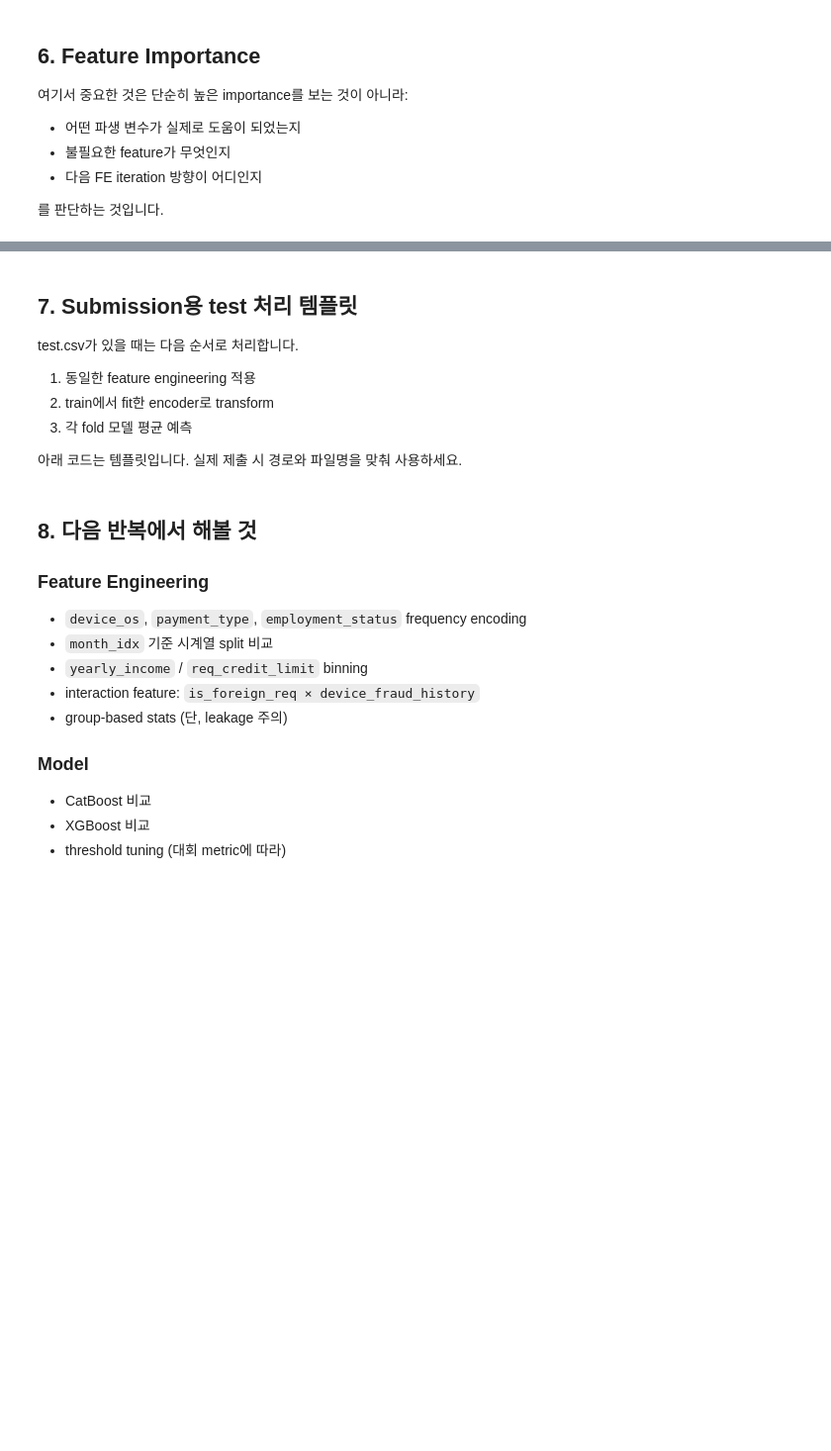
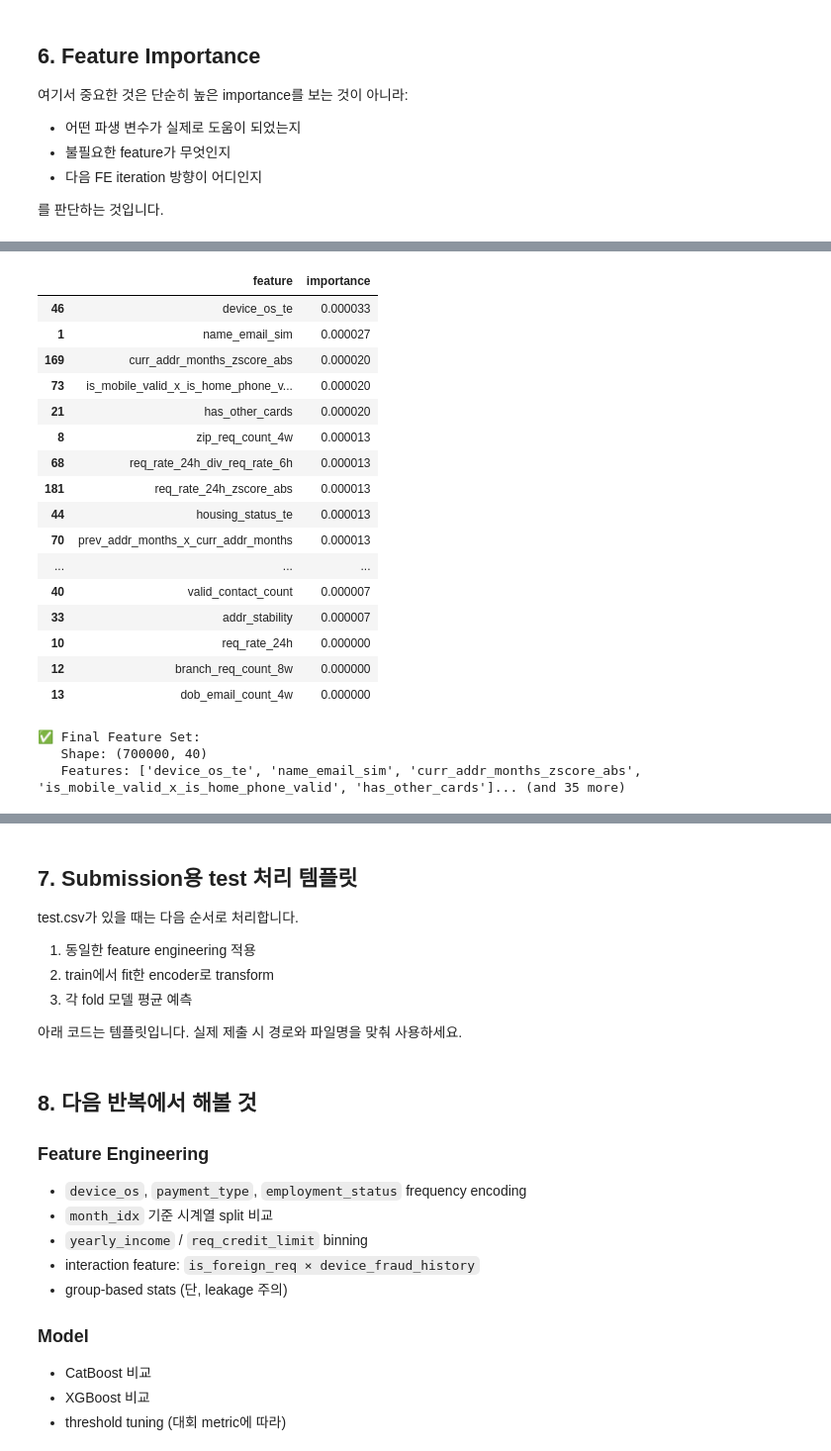
Before and after one commit to brian-223134/2026-CUAI-Datathon, a Jupyter notebook: fraud_detection_baseline.ipynb, the cells around one changed output, grey strips where cells are left out. Shown at 99% size. Saved outputs shown, nothing was run; the diff lists cells and outputs as text; code cells hidden in the pictures; blank space fills up the shorter version.

```diff
--- a/fraud_detection_baseline.ipynb
+++ b/fraud_detection_baseline.ipynb
@@ -242,0 +611,15 @@ display(fi_mean.head(30).to_frame('mean_importance'))
+# %%
+# 피처 중에서 무한대/NaN 처리
+for col in X_fe.columns:
+    X_fe[col] = X_fe[col].replace([np.inf, -np.inf], np.nan)
+
+# NaN을 메디안 또는 0으로 채우기
+for col in X_fe.columns:
+    if X_fe[col].isnull().sum() > 0:
+        # 대부분의 값이 NaN이면 0으로 채우기, 아니면 메디안 사용
+        if X_fe[col].notna().sum() > len(X_fe) * 0.1:
+            X_fe[col] = X_fe[col].fillna(X_fe[col].median())
+        else:
+            X_fe[col] = X_fe[col].fillna(0)
+
+print(f"   Cleaned 결측치/Inf: {X_fe.isnull().sum().sum()}")
@@ -242,0 +628,45 @@ display(fi_mean.head(30).to_frame('mean_importance'))
+# %%
+# ===== Phase 1-3: Feature Selection (Permutation Importance) =====
+print("\n" + "="*70)
+print("PHASE 1-3: Feature Selection via Permutation Importance")
+print("="*70 + "\n")
+
+# Quick LightGBM 모델로 Permutation Importance 계산
+from sklearn.inspection import permutation_importance
+
+X_sample = X_fe.sample(min(50000, len(X_fe)), random_state=42)  # 샘플로 빠르게 계산
+y_sample = y.loc[X_sample.index]
+
+# 빠른 피처 선택을 위한 간단한 모델 학습
+params_quick = params.copy()
+params_quick['n_estimators'] = 500
+params_quick['max_depth'] = 8
+
+model_fs = lgb.LGBMClassifier(**params_quick)
+model_fs.fit(X_sample, y_sample)
+
+# Permutation Importance 계산
+print("Computing permutation importance (이 과정은 1-3분 소요)...")
+perm_imp = permutation_importance(model_fs, X_sample, y_sample, n_repeats=3, random_state=42, n_jobs=-1)
+
+fi_df_perm = pd.DataFrame({
+    'feature': FEATURES_ADVANCED,
+    'importance': perm_imp.importances_mean
+}).sort_values('importance', ascending=False)
+
+# 상위 40개 피처 선택
+num_features_to_select = 40
+FEATURES_SELECTED = fi_df_perm.head(num_features_to_select)['feature'].tolist()
+
+print(f"\n✅ Feature Selection Complete!")
+print(f"   선택된 피처: {len(FEATURES_SELECTED)} / {len(FEATURES_ADVANCED)}")
+print(f"\n📊 Top 20 Features by Permutation Importance:")
+display(fi_df_perm.head(20))
+
+# 선택된 피처로 최종 데이터셋 구성
+X_final = X_fe[FEATURES_SELECTED].copy()
+
+print(f"\n✅ Final Feature Set:")
+print(f"   Shape: {X_final.shape}")
+print(f"   Features: {FEATURES_SELECTED[:5]}... (and {len(FEATURES_SELECTED)-5} more)")
+# %% [output]
@@ -242,0 +683,20 @@ display(fi_mean.head(30).to_frame('mean_importance'))
+|  | feature | importance |
+| 46 | device_os_te | 0.000033 |
+| 1 | name_email_sim | 0.000027 |
+| 169 | curr_addr_months_zscore_abs | 0.000020 |
+| 73 | is_mobile_valid_x_is_home_phone_v... | 0.000020 |
+| 21 | has_other_cards | 0.000020 |
+| 8 | zip_req_count_4w | 0.000013 |
+| 68 | req_rate_24h_div_req_rate_6h | 0.000013 |
+| 181 | req_rate_24h_zscore_abs | 0.000013 |
+| 44 | housing_status_te | 0.000013 |
+| 70 | prev_addr_months_x_curr_addr_months | 0.000013 |
+| ... | ... | ... |
+| 40 | valid_contact_count | 0.000007 |
+| 33 | addr_stability | 0.000007 |
+| 10 | req_rate_24h | 0.000000 |
+| 12 | branch_req_count_8w | 0.000000 |
+| 13 | dob_email_count_4w | 0.000000 |
+✅ Final Feature Set:
+   Shape: (700000, 40)
+   Features: ['device_os_te', 'name_email_sim', 'curr_addr_months_zscore_abs', 'is_mobile_valid_x_is_home_phone_valid', 'has_other_cards']... (and 35 more)
```
Also changed, not shown: parts of 33 cells of this notebook, 7 other files.
